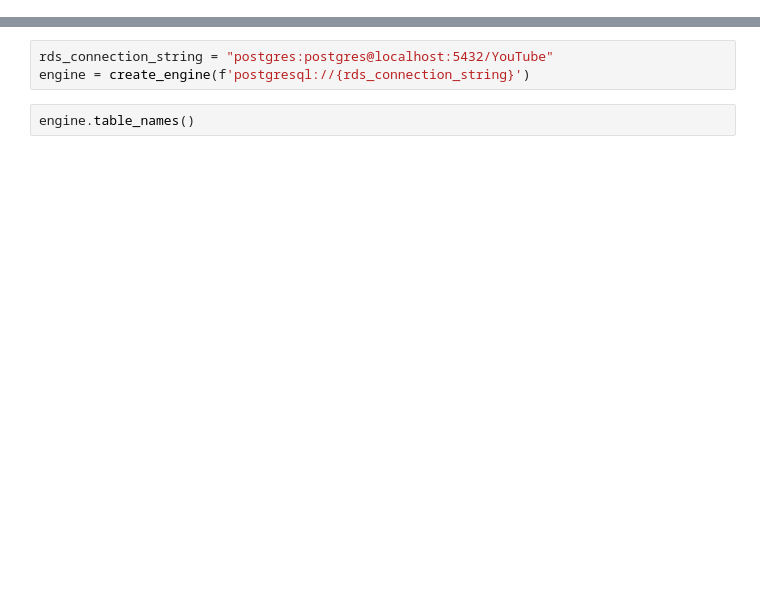
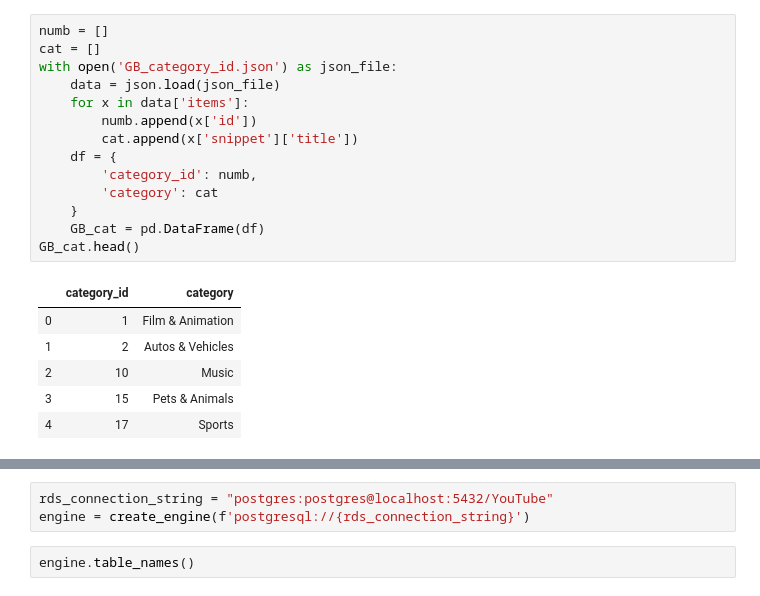
Before and after one commit to ShawnAdvani/Project2, a Jupyter notebook: db/raw_data/SQL_upload.ipynb, the cells around one changed output, grey strips where cells are left out. Saved outputs shown, nothing was run; the diff lists cells and outputs as text; blank space fills up the shorter version.

```diff
--- a/db/raw_data/SQL_upload.ipynb
+++ b/db/raw_data/SQL_upload.ipynb
@@ -25,0 +64,21 @@ GB_df.head()
+# %%
+numb = []
+cat = []
+with open('GB_category_id.json') as json_file:
+    data = json.load(json_file)
+    for x in data['items']:
+        numb.append(x['id'])
+        cat.append(x['snippet']['title'])
+    df = {
+        'category_id': numb,
+        'category': cat
+    }
+    GB_cat = pd.DataFrame(df)
+GB_cat.head()
+# %% [output]
+|  | category_id | category |
+| 0 | 1 | Film & Animation |
+| 1 | 2 | Autos & Vehicles |
+| 2 | 10 | Music |
+| 3 | 15 | Pets & Animals |
+| 4 | 17 | Sports |
```
Also changed, not shown: parts of 6 cells of this notebook.
